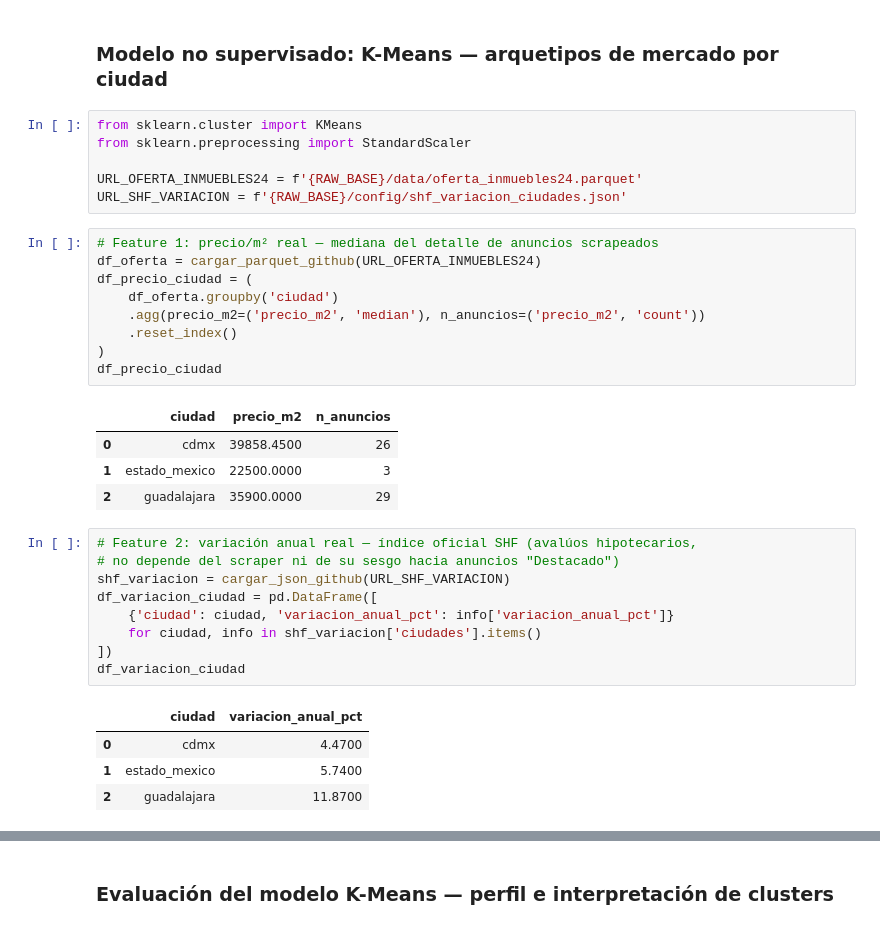
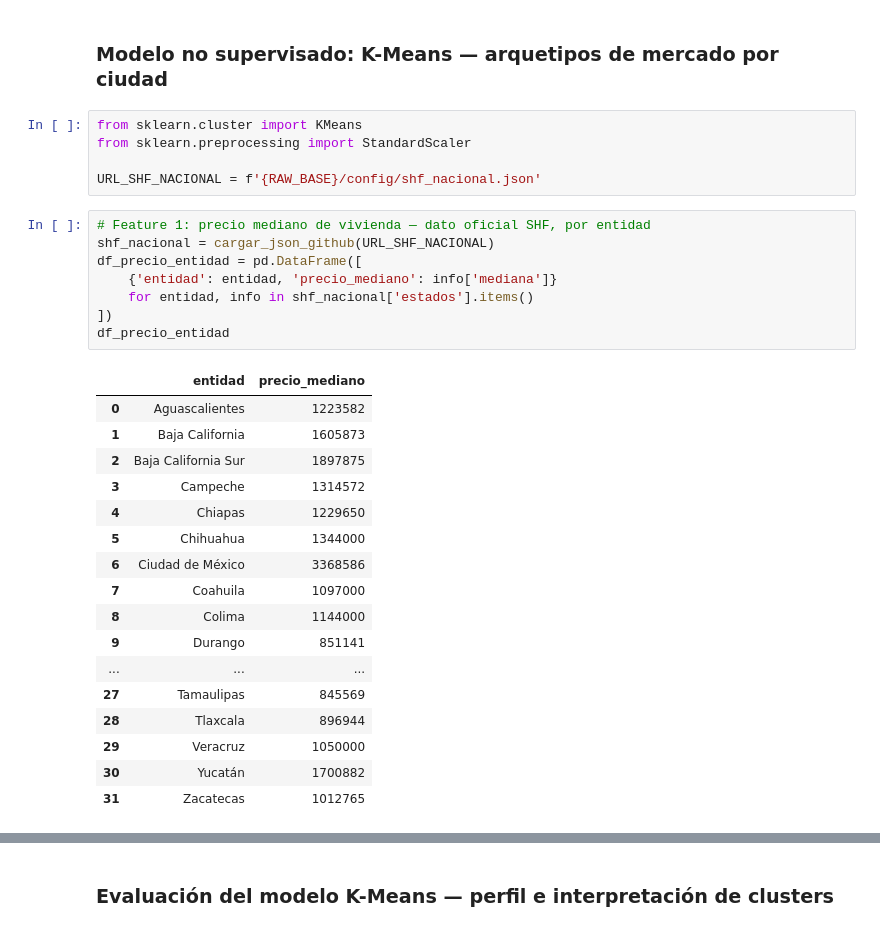
Before and after one commit to ContrerasPeninsula/radar-hipotecario, a Jupyter notebook: notebooks/EDA_ingenieria_caracteristicas.ipynb, the cells around one changed output, grey strips where cells are left out. Cells and saved outputs as stored; diff of their text form.

```diff
--- a/notebooks/EDA_ingenieria_caracteristicas.ipynb
+++ b/notebooks/EDA_ingenieria_caracteristicas.ipynb
@@ -406,33 +425,30 @@ fig.show()
 from sklearn.cluster import KMeans
 from sklearn.preprocessing import StandardScaler
 
-URL_OFERTA_INMUEBLES24 = f'{RAW_BASE}/data/oferta_inmuebles24.parquet'
-URL_SHF_VARIACION = f'{RAW_BASE}/config/shf_variacion_ciudades.json'
+URL_SHF_NACIONAL = f'{RAW_BASE}/config/shf_nacional.json'
-# %%
-# Feature 1: precio/m² real — mediana del detalle de anuncios scrapeados
-df_oferta = cargar_parquet_github(URL_OFERTA_INMUEBLES24)
-df_precio_ciudad = (
-    df_oferta.groupby('ciudad')
-    .agg(precio_m2=('precio_m2', 'median'), n_anuncios=('precio_m2', 'count'))
-    .reset_index()
-)
-df_precio_ciudad
-# %% [output]
-|  | ciudad | precio_m2 | n_anuncios |
-| 0 | cdmx | 39858.4500 | 26 |
-| 1 | estado_mexico | 22500.0000 | 3 |
-| 2 | guadalajara | 35900.0000 | 29 |
-# %%
-# Feature 2: variación anual real — índice oficial SHF (avalúos hipotecarios,
-# no depende del scraper ni de su sesgo hacia anuncios "Destacado")
-shf_variacion = cargar_json_github(URL_SHF_VARIACION)
-df_variacion_ciudad = pd.DataFrame([
-    {'ciudad': ciudad, 'variacion_anual_pct': info['variacion_anual_pct']}
-    for ciudad, info in shf_variacion['ciudades'].items()
-])
-df_variacion_ciudad
-# %% [output]
-|  | ciudad | variacion_anual_pct |
-| 0 | cdmx | 4.4700 |
-| 1 | estado_mexico | 5.7400 |
-| 2 | guadalajara | 11.8700 |
+# %%
+# Feature 1: precio mediano de vivienda — dato oficial SHF, por entidad
+shf_nacional = cargar_json_github(URL_SHF_NACIONAL)
+df_precio_entidad = pd.DataFrame([
+    {'entidad': entidad, 'precio_mediano': info['mediana']}
+    for entidad, info in shf_nacional['estados'].items()
+])
+df_precio_entidad
+# %% [output]
+|  | entidad | precio_mediano |
+| 0 | Aguascalientes | 1223582 |
+| 1 | Baja California | 1605873 |
+| 2 | Baja California Sur | 1897875 |
+| 3 | Campeche | 1314572 |
+| 4 | Chiapas | 1229650 |
+| 5 | Chihuahua | 1344000 |
+| 6 | Ciudad de México | 3368586 |
+| 7 | Coahuila | 1097000 |
+| 8 | Colima | 1144000 |
+| 9 | Durango | 851141 |
+| ... | ... | ... |
+| 27 | Tamaulipas | 845569 |
+| 28 | Tlaxcala | 896944 |
+| 29 | Veracruz | 1050000 |
+| 30 | Yucatán | 1700882 |
+| 31 | Zacatecas | 1012765 |
```
Also changed, not shown: parts of 25 cells of this notebook.
